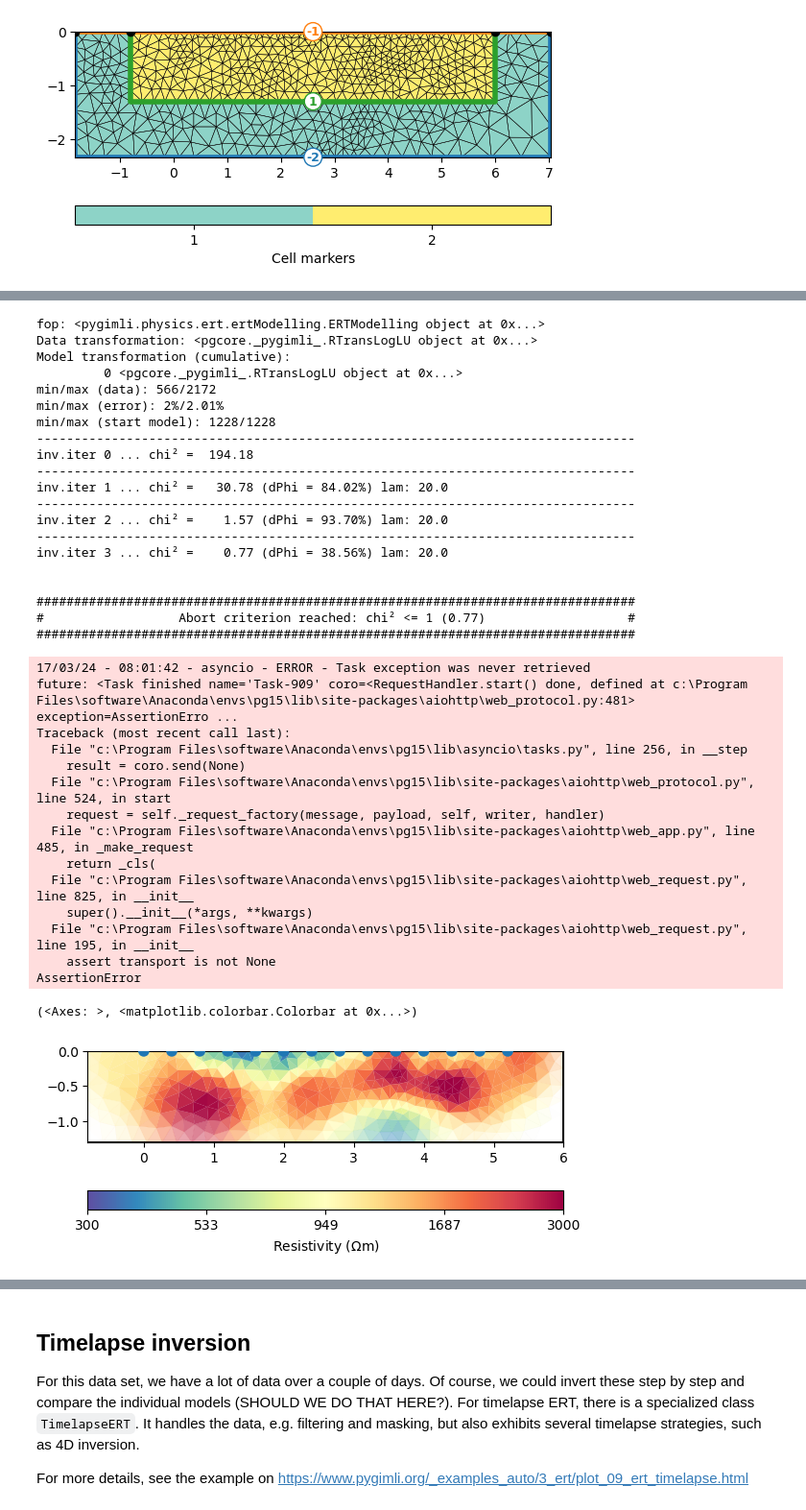
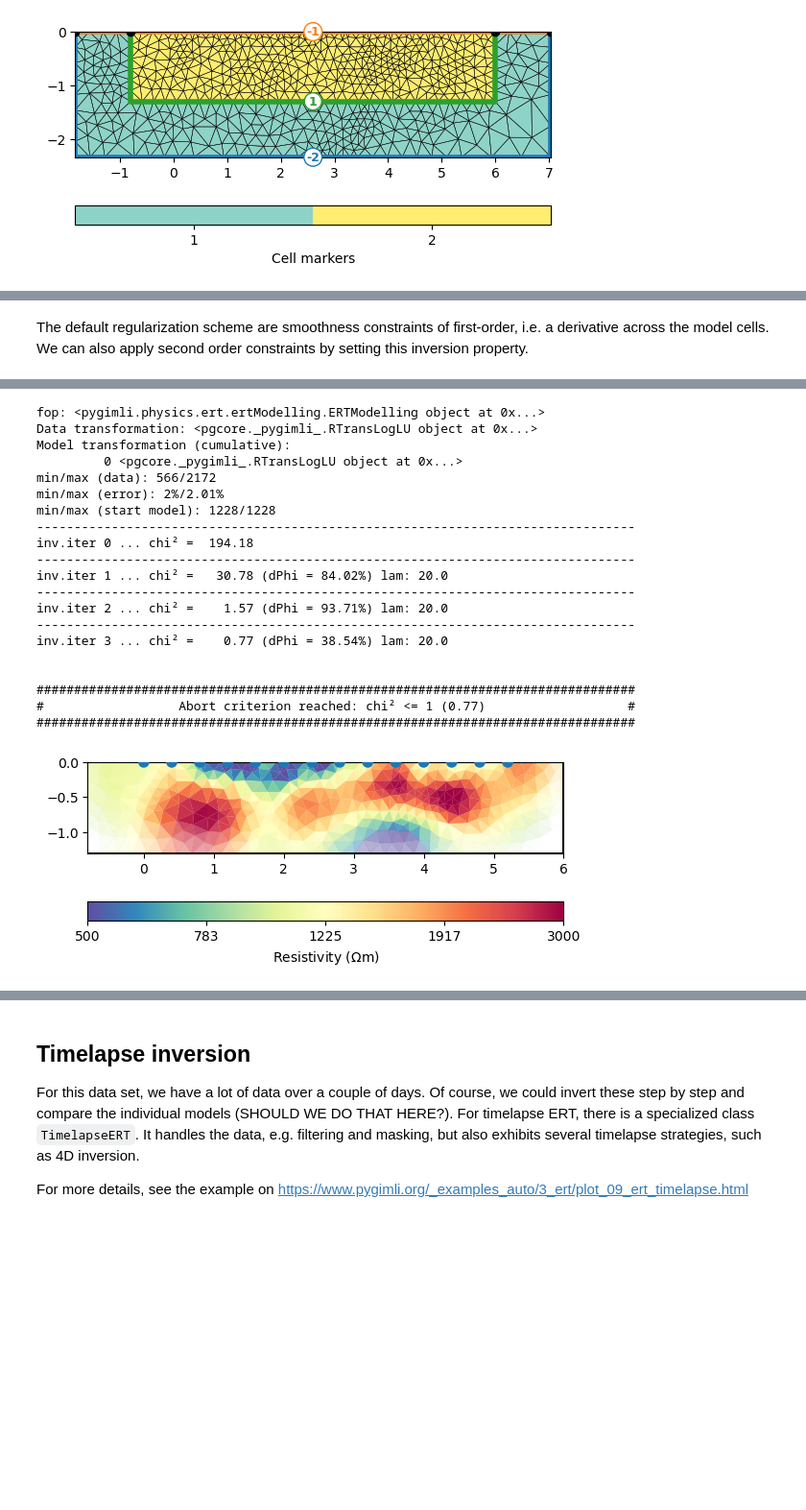
Before and after one commit to gimli-org/SEGwebinar, a Jupyter notebook: data/mulda/story.ipynb, the cells around one changed output, grey strips where cells are left out. Shown: that part at 96% size. Cells and saved outputs as stored; diff of their text form; code cells hidden in the pictures; blank space fills up the shorter version.

```diff
--- a/data/mulda/story.ipynb
+++ b/data/mulda/story.ipynb
@@ -125,6 +125,6 @@ inv.iter 3 ... chi² =    1.65 (dPhi = 1.79%) lam: 20.0
 # %%
 # We show the result using a predefined color-scale
-kw = dict(cMin=300, cMax=3000, cMap="Spectral_r", logScale=True)#,
+kw = dict(cMin=500, cMax=3000, cMap="Spectral_r", logScale=True)#,
         #   xlabel="x (m)", ylabel="z (m)")
 ax, cb = mgr.showResult(**kw)
 # we can further modify the figure using the axis and colorbar handles
@@ -234,5 +231,7 @@ inv.iter 3 ... chi² =    0.94 (dPhi = 9.72%) lam: 20.0
+# %% [markdown]
+The default regularization scheme are smoothness constraints of first-order, i.e. a derivative across the model cells. We can also apply second order constraints by setting this inversion property.
 # %%
 mgr.inv.setRegularization(cType=2)
 mgr.invert(verbose=True)
-mgr.showResult(**kw)
+ax, cb = mgr.showResult(**kw)
 # %% [output]
@@ -242,36 +241,21 @@ mgr.showResult(**kw)
 fop: <pygimli.physics.ert.ertModelling.ERTModelling object at 0x...>
 Data transformation: <pgcore._pygimli_.RTransLogLU object at 0x...>
 Model transformation (cumulative):
          0 <pgcore._pygimli_.RTransLogLU object at 0x...>
 min/max (data): 566/2172
 min/max (error): 2%/2.01%
 min/max (start model): 1228/1228
 --------------------------------------------------------------------------------
 inv.iter 0 ... chi² =  194.18
 --------------------------------------------------------------------------------
 inv.iter 1 ... chi² =   30.78 (dPhi = 84.02%) lam: 20.0
 --------------------------------------------------------------------------------
-inv.iter 2 ... chi² =    1.57 (dPhi = 93.70%) lam: 20.0
+inv.iter 2 ... chi² =    1.57 (dPhi = 93.71%) lam: 20.0
 --------------------------------------------------------------------------------
-inv.iter 3 ... chi² =    0.77 (dPhi = 38.56%) lam: 20.0
+inv.iter 3 ... chi² =    0.77 (dPhi = 38.54%) lam: 20.0
 
 
 ################################################################################
 #                  Abort criterion reached: chi² <= 1 (0.77)                   #
 ################################################################################
-17/03/24 - 08:01:42 - asyncio - ERROR - Task exception was never retrieved
-future: <Task finished name='Task-909' coro=<RequestHandler.start() done, defined at c:\Program Files\software\Anaconda\envs\pg15\lib\site-packages\aiohttp\web_protocol.py:481> exception=AssertionErro ...
-Traceback (most recent call last):
-  File "c:\Program Files\software\Anaconda\envs\pg15\lib\asyncio\tasks.py", line 256, in __step
-    result = coro.send(None)
-  File "c:\Program Files\software\Anaconda\envs\pg15\lib\site-packages\aiohttp\web_protocol.py", line 524, in start
-    request = self._request_factory(message, payload, self, writer, handler)
-  File "c:\Program Files\software\Anaconda\envs\pg15\lib\site-packages\aiohttp\web_app.py", line 485, in _make_request
-    return _cls(
-  File "c:\Program Files\software\Anaconda\envs\pg15\lib\site-packages\aiohttp\web_request.py", line 825, in __init__
-    super().__init__(*args, **kwargs)
-  File "c:\Program Files\software\Anaconda\envs\pg15\lib\site-packages\aiohttp\web_request.py", line 195, in __init__
-    assert transport is not None
-AssertionError
-(<Axes: >, <matplotlib.colorbar.Colorbar at 0x...>)
-[figure, old version]
+[figure, new version]
```
Also changed, not shown: parts of 43 cells of this notebook.
